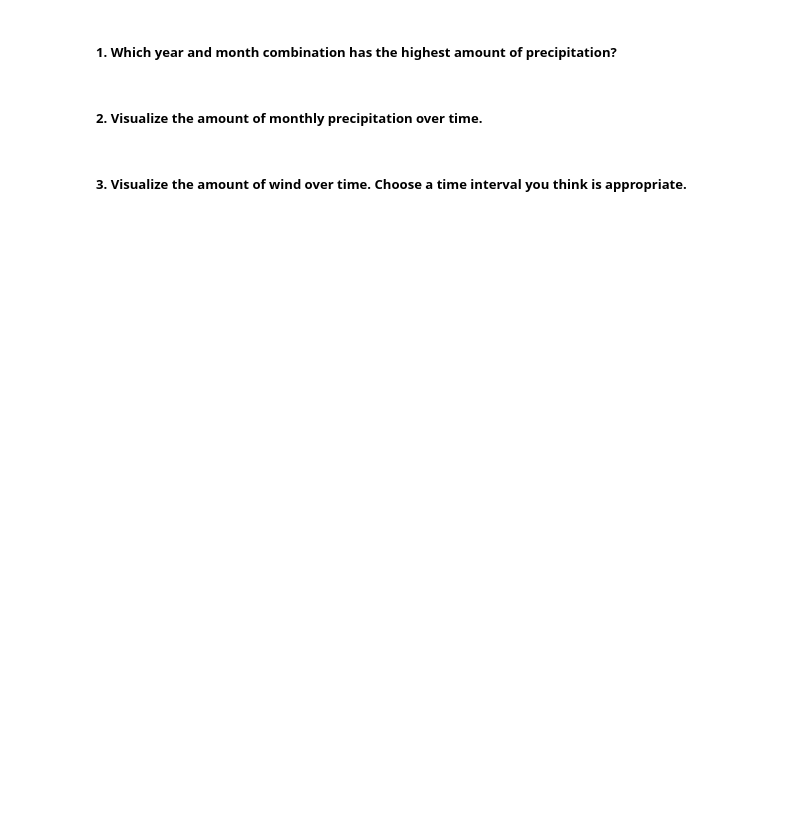
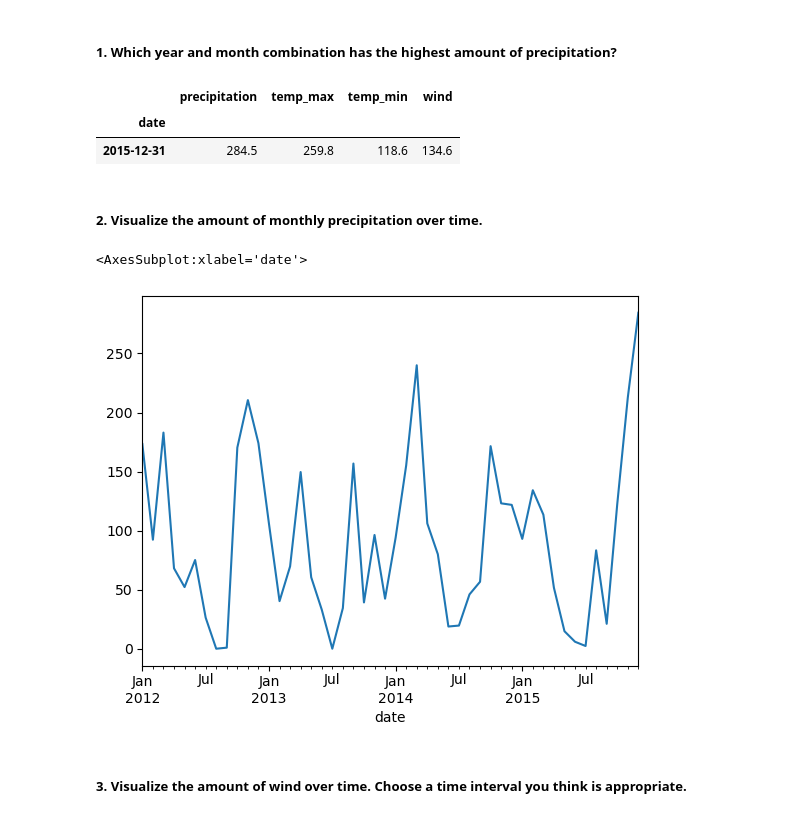
Before and after one commit to corey-baughman/013_time-series-exercises, a Jupyter notebook: 0420_work_w_time.ipynb, the cells around one changed output. Cells and saved outputs as stored; diff of their text form; code cells hidden in the pictures; blank space fills up the shorter version.

```diff
--- a/0420_work_w_time.ipynb
+++ b/0420_work_w_time.ipynb
@@ -358 +367,4 @@ memory usage: 68.6+ KB
 # note: there is an object feature this time.
+# %%
+sea = sea.set_index('date')
+sea.head()
@@ -359,6 +379,18 @@ memory usage: 68.6+ KB
 # %% [markdown]
 ##### 1. Which year and month combination has the highest amount of precipitation?
+# %%
+monthly_precip = sea.resample('M').agg('sum').sort_values('precipitation', ascending=False)
+monthly_precip.head(1)
+# %% [output]
+|  | precipitation | temp_max | temp_min | wind |
+| date |  |  |  |  |
+| 2015-12-31 | 284.5 | 259.8 | 118.6 | 134.6 |
 # %% [markdown]
 ##### 2. Visualize the amount of monthly precipitation over time.
+# %%
+sea.resample('M').precipitation.sum().plot()
+# %% [output]
+<AxesSubplot:xlabel='date'>
+[figure, added]
 # %% [markdown]
 ##### 3. Visualize the amount of wind over time. Choose a time interval you think is appropriate.
```
Also changed, not shown: parts of 22 cells of this notebook, 1 other file.
